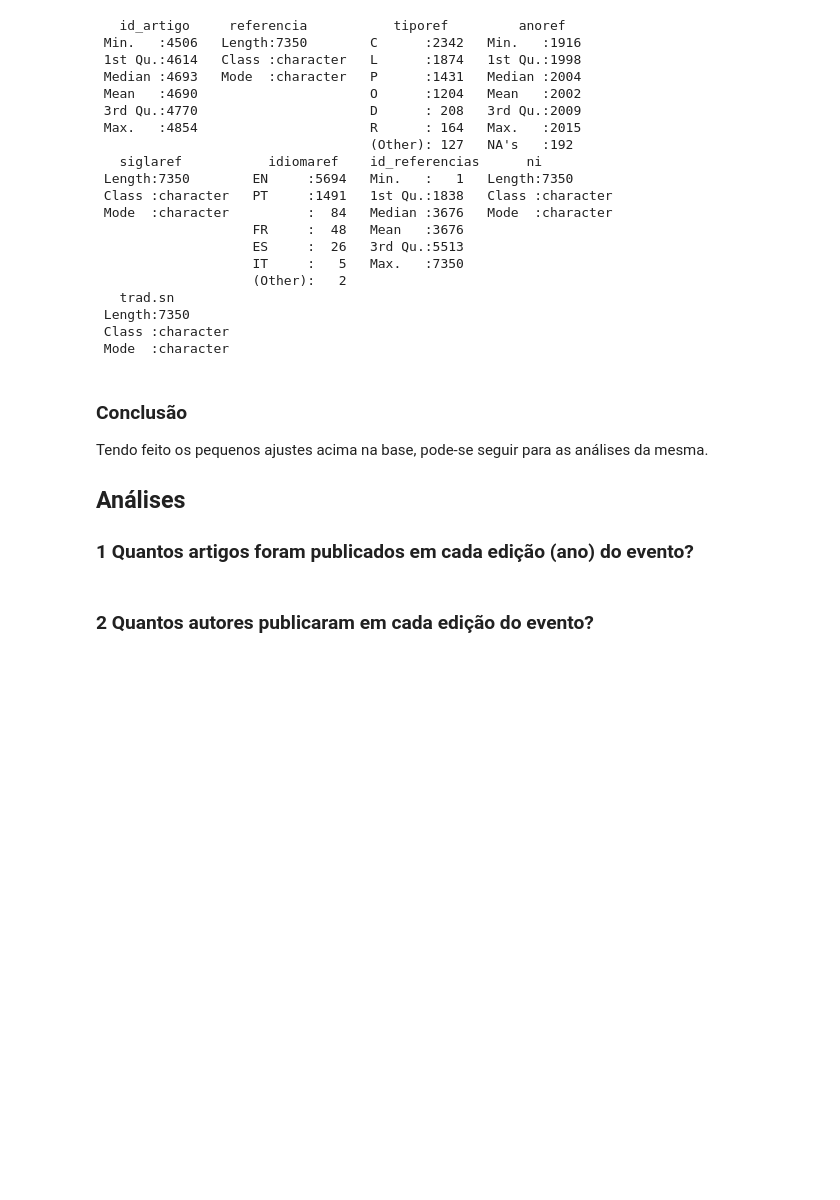
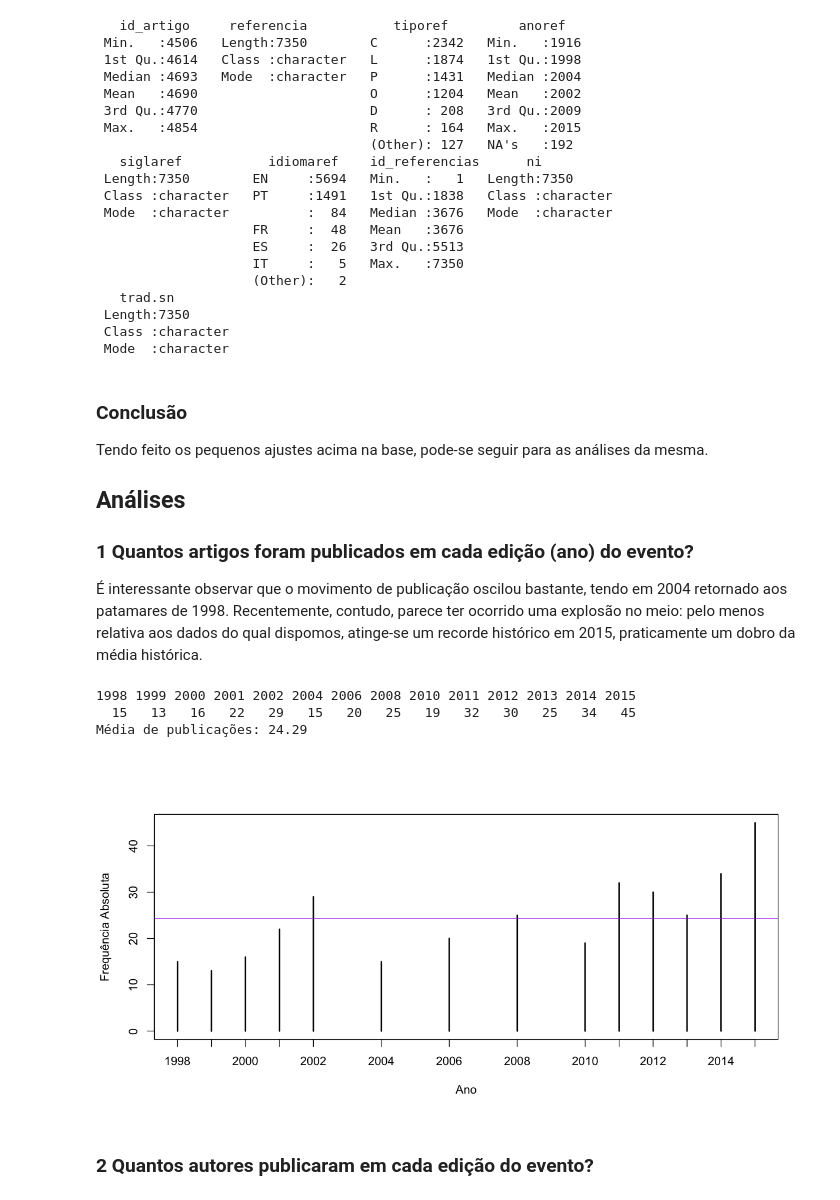
Before and after one commit to calmattoso/INF1335, a Jupyter notebook: A5/A5 - Rede de Citações - Carlos Mattoso e Gabriel Siqueira.ipynb, the cells around one changed output. Cells and saved outputs as stored; diff of their text form; code cells hidden in the pictures; blank space fills up the shorter version.

```diff
--- a/A5/A5 - Rede de Citações - Carlos Mattoso e Gabriel Siqueira.ipynb
+++ b/A5/A5 - Rede de Citações - Carlos Mattoso e Gabriel Siqueira.ipynb
@@ -616,5 +614,19 @@ Tendo feito os pequenos ajustes acima na base, pode-se seguir para as análises
 ## Análises
 
 ### 1 Quantos artigos foram publicados em cada edição (ano) do evento?
+
+É interessante observar que o movimento de publicação oscilou bastante, tendo em 2004 retornado aos patamares de 1998. Recentemente, contudo, parece ter ocorrido uma explosão no meio: pelo menos relativa aos dados do qual dispomos, atinge-se um recorde histórico em 2015, praticamente um dobro da média histórica.
+# %%
+published.per.year = table(data.map[["artigo"]]$ano)
+print(published.per.year)
+avg.published = mean(published.per.year)
+printf("Média de publicações: %.2f", avg.published)
+plot(published.per.year, xlab = "Ano", ylab = "Frequência Absoluta")
+abline(h = avg.published, col = "purple")
+# %% [output]
+1998 1999 2000 2001 2002 2004 2006 2008 2010 2011 2012 2013 2014 2015
+  15   13   16   22   29   15   20   25   19   32   30   25   34   45
+Média de publicações: 24.29
+[figure, added]
 # %% [markdown]
 ### 2   Quantos autores publicaram em cada edição do evento?
```
Also changed, not shown: parts of 4 cells of this notebook.
